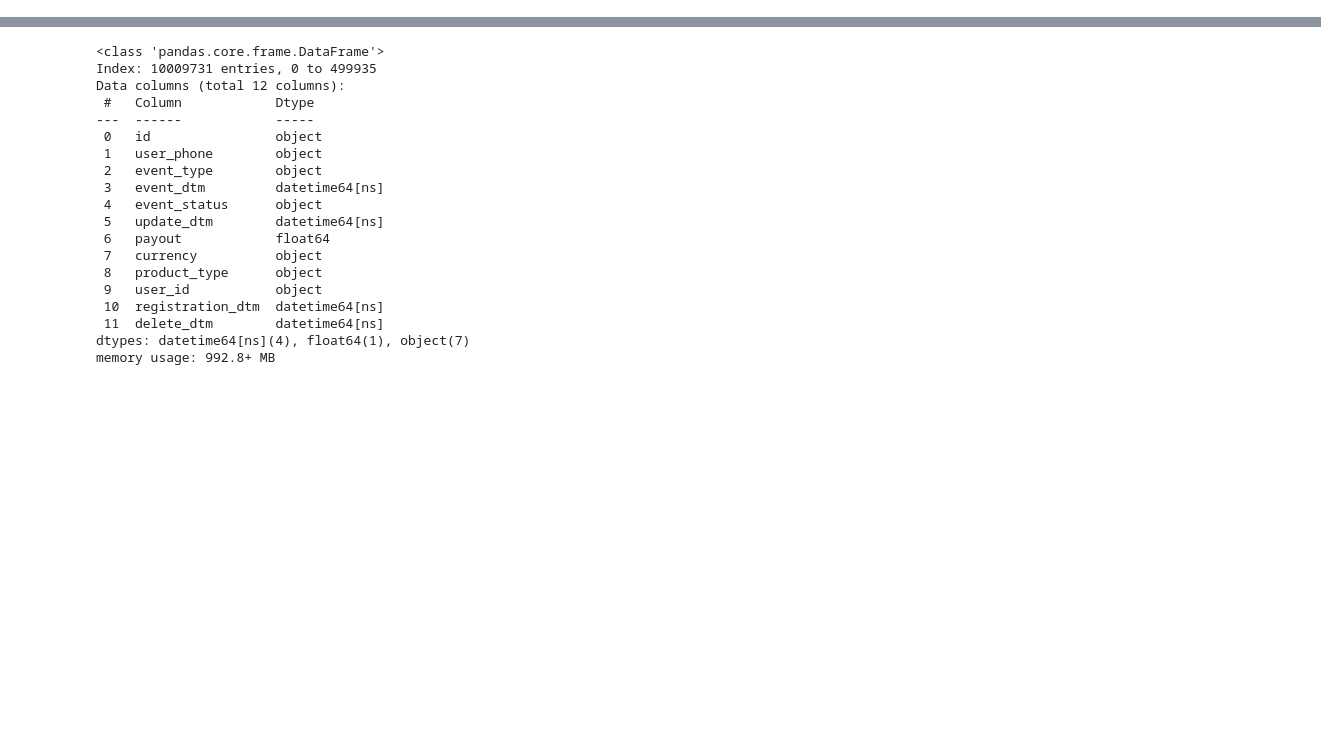
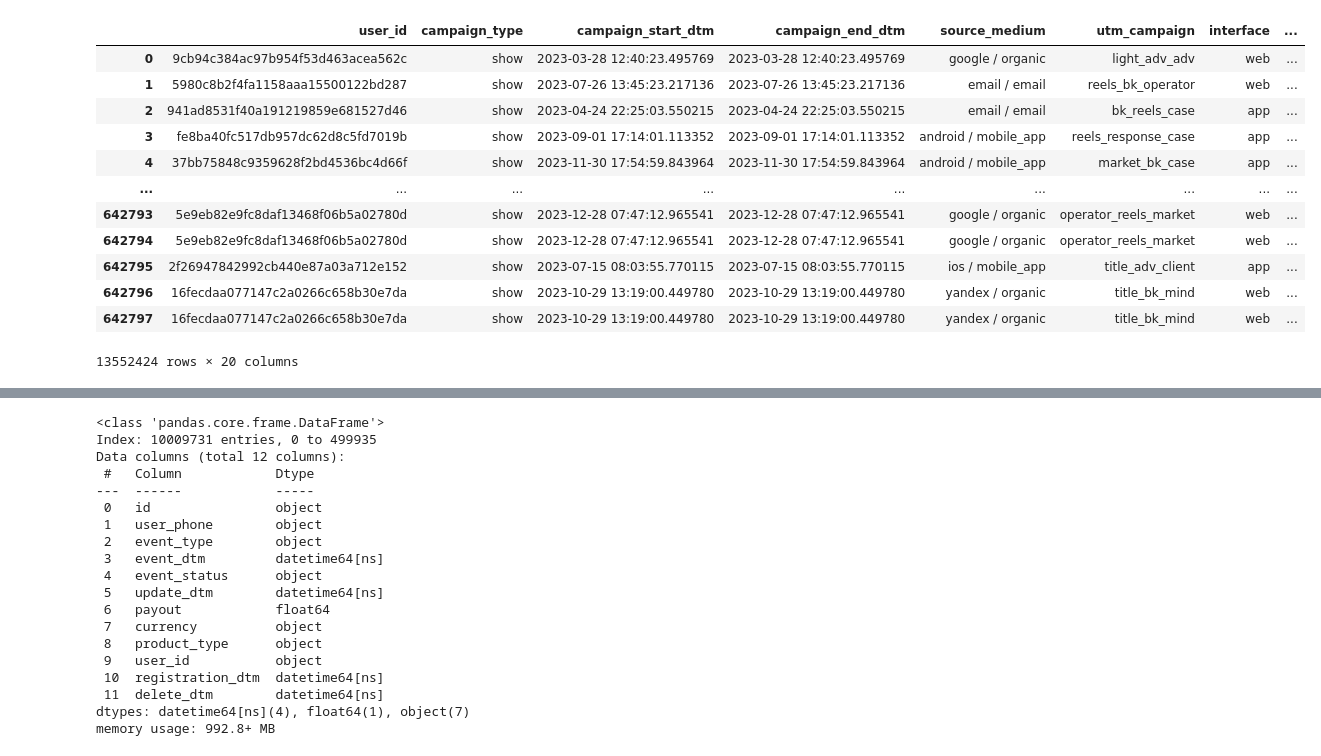
Before and after one commit to maratgaliulin/magnum_scopum_sravni_ru_dataton_2024, a Jupyter notebook: datasets/datasets_analize_v1.ipynb, the cells around one changed output, grey strips where cells are left out. Cells and saved outputs as stored; diff of their text form; code cells hidden in the pictures; blank space fills up the shorter version.

```diff
--- a/datasets/datasets_analize_v1.ipynb
+++ b/datasets/datasets_analize_v1.ipynb
@@ -105,0 +159,20 @@ event_data.info()
+# %%
+adv_event_merge = dd.merge(adv_merge, event_data, on ='user_phone', how = 'inner')
+# %%
+adv_event_merge = adv_event_merge.persist()
+# %%
+adv_event_merge.compute()
+# %% [output]
+|  | user_id | campaign_type | campaign_start_dtm | campaign_end_dtm | source_medium | utm_campaign | interface | ... |
+| 0 | 9cb94c384ac97b954f53d463acea562c | show | 2023-03-28 12:40:23.495769 | 2023-03-28 12:40:23.495769 | google / organic | light_adv_adv | web | ... |
+| 1 | 5980c8b2f4fa1158aaa15500122bd287 | show | 2023-07-26 13:45:23.217136 | 2023-07-26 13:45:23.217136 | email / email | reels_bk_operator | web | ... |
+| 2 | 941ad8531f40a191219859e681527d46 | show | 2023-04-24 22:25:03.550215 | 2023-04-24 22:25:03.550215 | email / email | bk_reels_case | app | ... |
+| 3 | fe8ba40fc517db957dc62d8c5fd7019b | show | 2023-09-01 17:14:01.113352 | 2023-09-01 17:14:01.113352 | android / mobile_app | reels_response_case | app | ... |
+| 4 | 37bb75848c9359628f2bd4536bc4d66f | show | 2023-11-30 17:54:59.843964 | 2023-11-30 17:54:59.843964 | android / mobile_app | market_bk_case | app | ... |
+| ... | ... | ... | ... | ... | ... | ... | ... | ... |
+| 642793 | 5e9eb82e9fc8daf13468f06b5a02780d | show | 2023-12-28 07:47:12.965541 | 2023-12-28 07:47:12.965541 | google / organic | operator_reels_market | web | ... |
+| 642794 | 5e9eb82e9fc8daf13468f06b5a02780d | show | 2023-12-28 07:47:12.965541 | 2023-12-28 07:47:12.965541 | google / organic | operator_reels_market | web | ... |
+| 642795 | 2f26947842992cb440e87a03a712e152 | show | 2023-07-15 08:03:55.770115 | 2023-07-15 08:03:55.770115 | ios / mobile_app | title_adv_client | app | ... |
+| 642796 | 16fecdaa077147c2a0266c658b30e7da | show | 2023-10-29 13:19:00.449780 | 2023-10-29 13:19:00.449780 | yandex / organic | title_bk_mind | web | ... |
+| 642797 | 16fecdaa077147c2a0266c658b30e7da | show | 2023-10-29 13:19:00.449780 | 2023-10-29 13:19:00.449780 | yandex / organic | title_bk_mind | web | ... |
+13552424 rows × 20 columns
```
Also changed, not shown: parts of 24 cells of this notebook, 2 other files.
